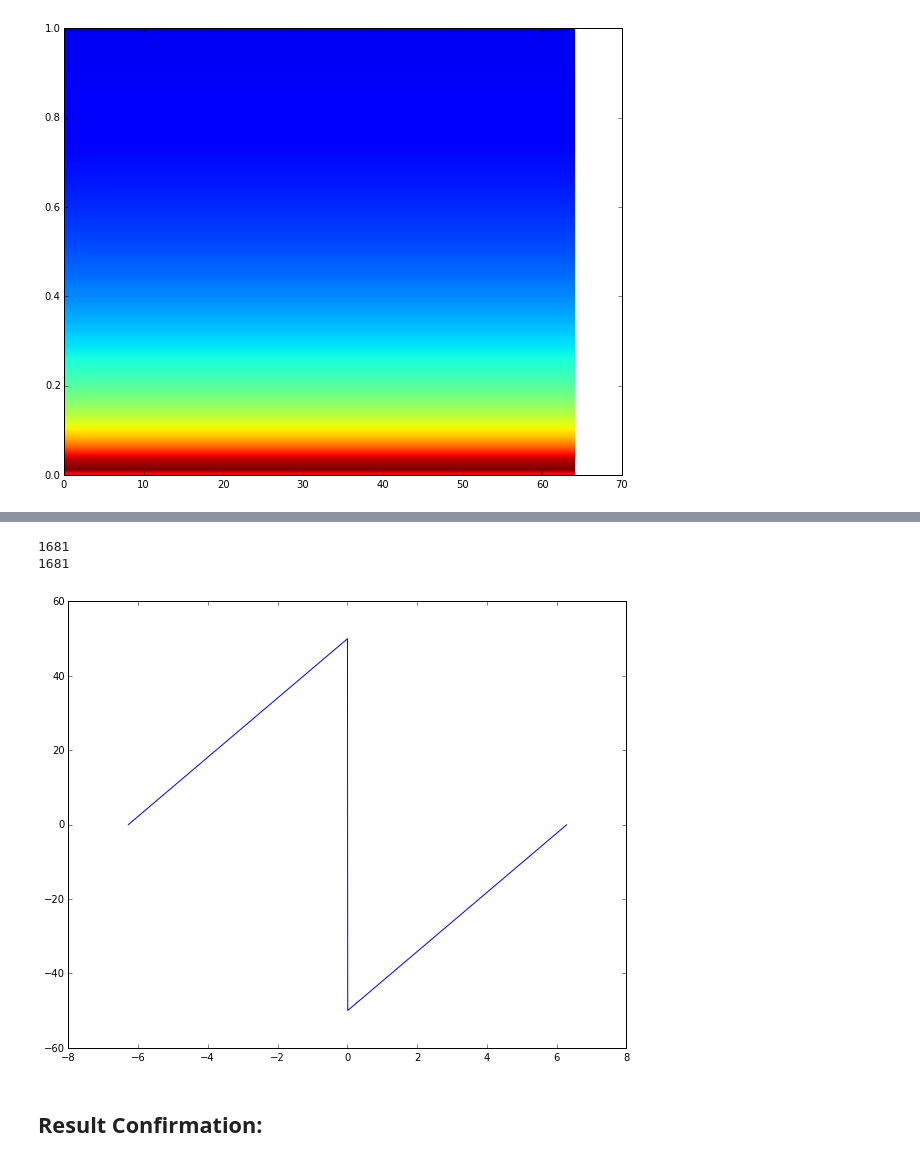
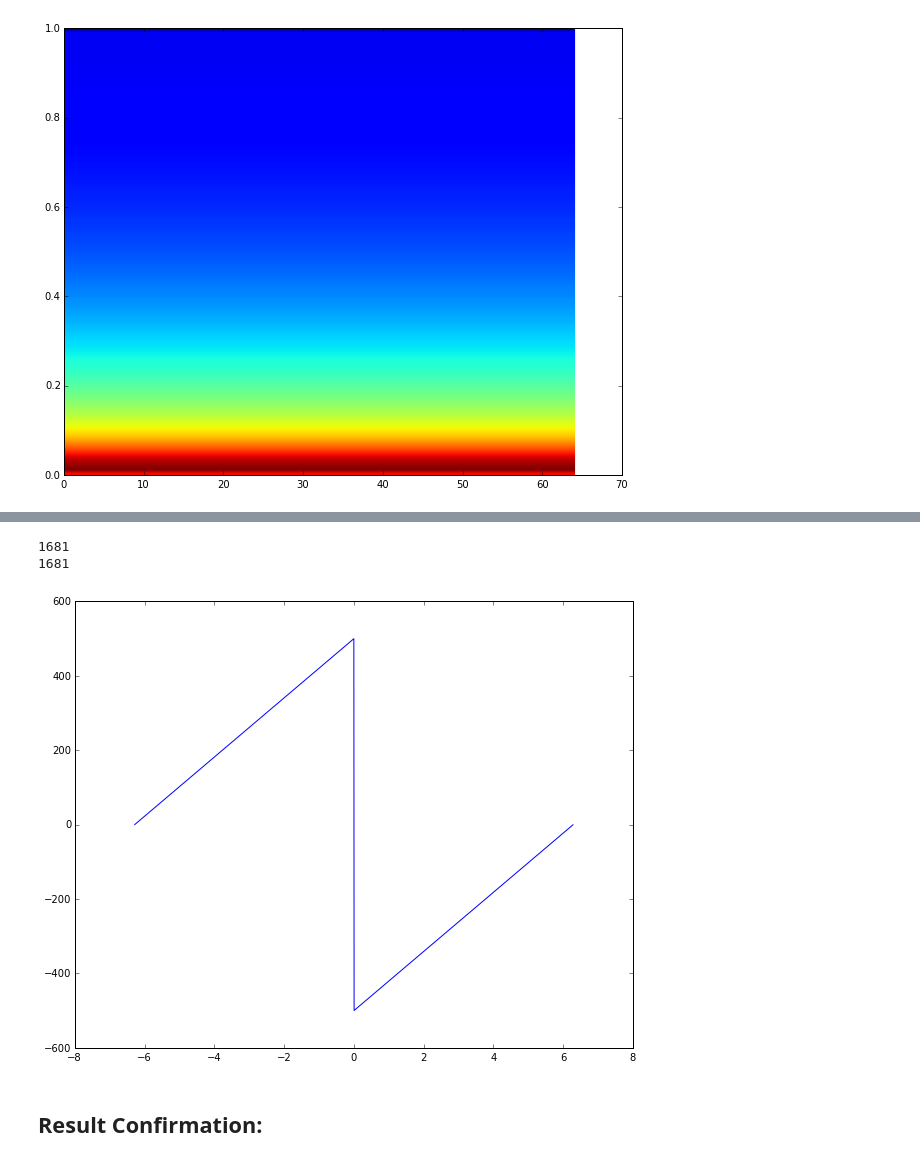
Before and after one commit to cbell14/Navier_Stokes_Acoustics, a Jupyter notebook: Final Project -- 2D Finite Difference NS & Acoustic Solver.ipynb, the cells around one changed output, grey strips where cells are left out. Saved outputs shown, nothing was run; the diff lists cells and outputs as text; code cells hidden in the pictures.

```diff
--- a/Final Project -- 2D Finite Difference NS & Acoustic Solver.ipynb
+++ b/Final Project -- 2D Finite Difference NS & Acoustic Solver.ipynb
@@ -453,33 +469,33 @@ specgram(x, NFFT=256, Fs=2, Fc=0, detrend=mlab.detrend_none,
 # %%
 import scipy
 import scipy.fftpack
 import pylab
 from scipy import pi
 
 #t = linspace(0,nt*dt,nt)
 #FFT = abs(fft2(P))
 #freqs = scipy.fftpack.fftfreq(P.size, t[1]-t[0])
 
 #pylab.subplot(211)
 #pylab.plot(t, P)
 #pylab.subplot(212)
 #pylab.plot(freqs,20*scipy.log10(FFT),'x')
 #pylab.show()
 
 #signal = np.array([-2, 8, 6, 4, 1, 0, 3, 5, -3, 4], dtype=float)
 fourier = np.fft.rfft(P)
 n = P.size
-sample_rate = 100
+sample_rate = 1000
 freq = np.fft.fftfreq(n, d=1./sample_rate)
 #freq = np.fft.rfftfreq(n, d=1./sample_rate)
 x2 = np.linspace(-2*pi,2*pi,size(freq))
 plot(x2,freq)
 print size(freq)
 print size(x2)
 # %% [output]
 1681
 1681
-[figure, old version]
+[figure, new version]
 # %% [markdown]
 ## Result Confirmation:
 # %% [markdown]
```
Also changed, not shown: parts of 7 cells of this notebook.
